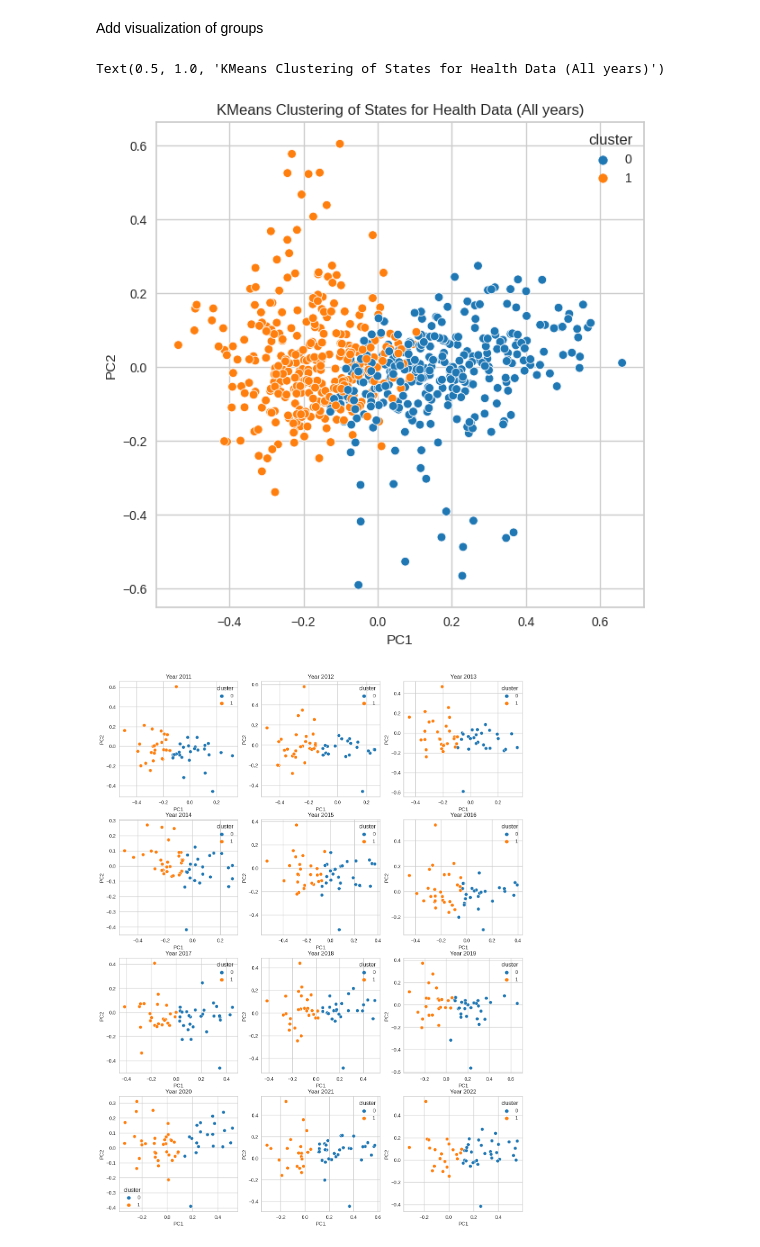
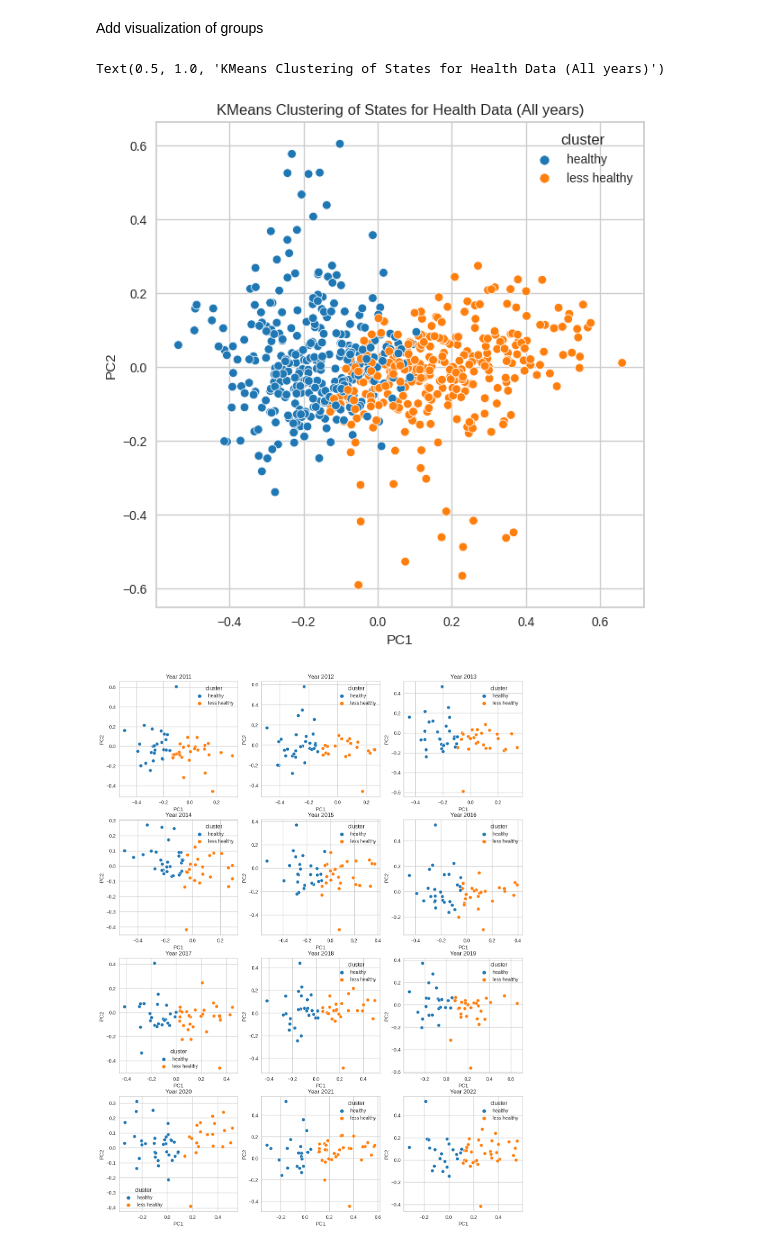
Before and after one commit to SAT-Enjoyers/citadel-datathon, a Jupyter notebook: eda/health_clustering.ipynb, the cells around one changed output. Cells and saved outputs as stored; diff of their text form; code cells hidden in the pictures.

```diff
--- a/eda/health_clustering.ipynb
+++ b/eda/health_clustering.ipynb
@@ -52,10 +50,10 @@ end_year = df['year'].max()
 # %% [markdown]
 Conduct silhouette method to determine groups
 # %%
-silhouettes = []
-for year in range(start_year, end_year + 1):
-    kmeans = KMeans(n_clusters=5, random_state=0)
-    year_features = features[features['year'] == year].drop(['year'], axis=1)
-    silhouette_visualizer = SilhouetteVisualizer(kmeans, colors='yellowbrick')
-    silhouette_visualizer.fit(year_features)
-    silhouette_visualizer.show()
+# silhouettes = []
+# for year in range(start_year, end_year + 1):
+#     kmeans = KMeans(n_clusters=5, random_state=0)
+#     year_features = features[features['year'] == year].drop(['year'], axis=1)
+#     silhouette_visualizer = SilhouetteVisualizer(kmeans, colors='yellowbrick')
+#     silhouette_visualizer.fit(year_features)
+#     silhouette_visualizer.show()
@@ -75,7 +60,7 @@ for year in range(start_year, end_year + 1):
 # %% [markdown]
 Predict clusters
 # %%
-df['cluster'] = pd.NA
+df_pca['cluster'] = pd.NA
 num_clusters = 2
 init = None
 for year in range(start_year, end_year + 1):
@@ -86,10 +71,10 @@ for year in range(start_year, end_year + 1):
 
     year_features = features[features['year'] == year].drop(['year'], axis=1)
     cluster = kmeans.fit_predict(year_features)
-    df.loc[df['year'] == year, 'cluster'] = cluster
+    df_pca.loc[df['year'] == year, 'cluster'] = cluster
     init = kmeans.cluster_centers_
 
     print(f"Silhouette score for {year}: {silhouette_score(year_features, cluster)}")
 
-df
+df_pca
 # %% [output]
@@ -122,14 +107,14 @@ Silhouette score for 2022: 0.40244349791574113
 Reformat and name colums
 # %%
 # Move the cluster column to the start
-cols = df.columns.tolist()
-df = df[[cols[0]] + [cols[1]] +[ cols[-1]] + cols[2:-1]]
+cols = df_pca.columns.tolist()
+df_pca = df_pca[[cols[0]] + [cols[1]] +[ cols[-1]] + cols[2:-1]]
 
 # Rename the principal components
 pca_mapping = {i: f"PC{i+1}" for i in range(no_components)}
-df = df.rename(columns=pca_mapping)
+df_pca = df_pca.rename(columns=pca_mapping)
 
-df
+df_pca
 # %% [output]
 |  | state | year | cluster | PC1 | PC2 |
 | 264 | Alabama | 2011 | 1 | -0.392001 | -0.053076 |
@@ -167,0 +132,6 @@ Name: state, dtype: object
+# %%
+print(df_pca[(df_pca['cluster'] == 1) &
+    (df_pca['year'] == 2021)]['state'])
+
+# Change 1 to healthy, 0 to less healthy
+df_pca['cluster'] = df_pca['cluster'].replace({1: 'healthy', 0: 'less healthy'})
@@ -169,12 +157,12 @@ Name: state, dtype: object
 Add visualization of groups
 # %%
 plt.figure(figsize=(7, 7))
-sns.scatterplot(data=df, x='PC1',
+sns.scatterplot(data=df_pca, x='PC1',
                 y='PC2', hue='cluster', palette='tab10')
 plt.title("KMeans Clustering of States for Health Data (All years)")
 # %% [output]
 Text(0.5, 1.0, 'KMeans Clustering of States for Health Data (All years)')
-[figure, old version]
+[figure, new version]
 # %%
 num_years = end_year - start_year + 1
 col = 3
@@ -183,10 +171,10 @@ plt.figure(figsize=(5 * col, 5 * row))
 
 for i, year in enumerate(range(start_year, end_year + 1)):
     plt.subplot(row, col, i + 1)
-    sns.scatterplot(data=df[df['year'] == year], x='PC1',
+    sns.scatterplot(data=df_pca[df_pca['year'] == year], x='PC1',
                     y='PC2', hue='cluster', palette='tab10')
     plt.title(f"Year {year}")
 # %% [output]
-[figure, old version]
+[figure, new version]
 # %%
 NEWNAME = 'health_data_clustered.csv'
```
Also changed, not shown: parts of 8 cells of this notebook, 5 other files.
